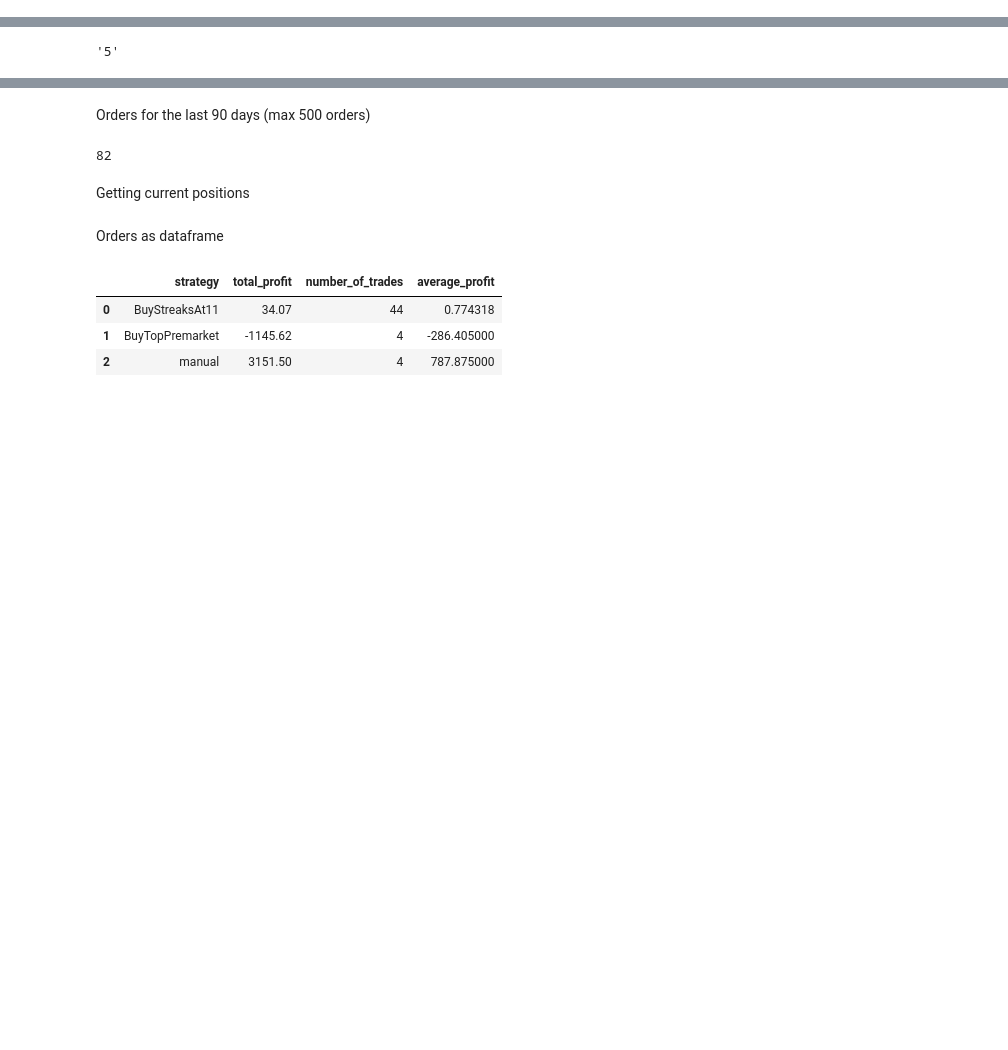
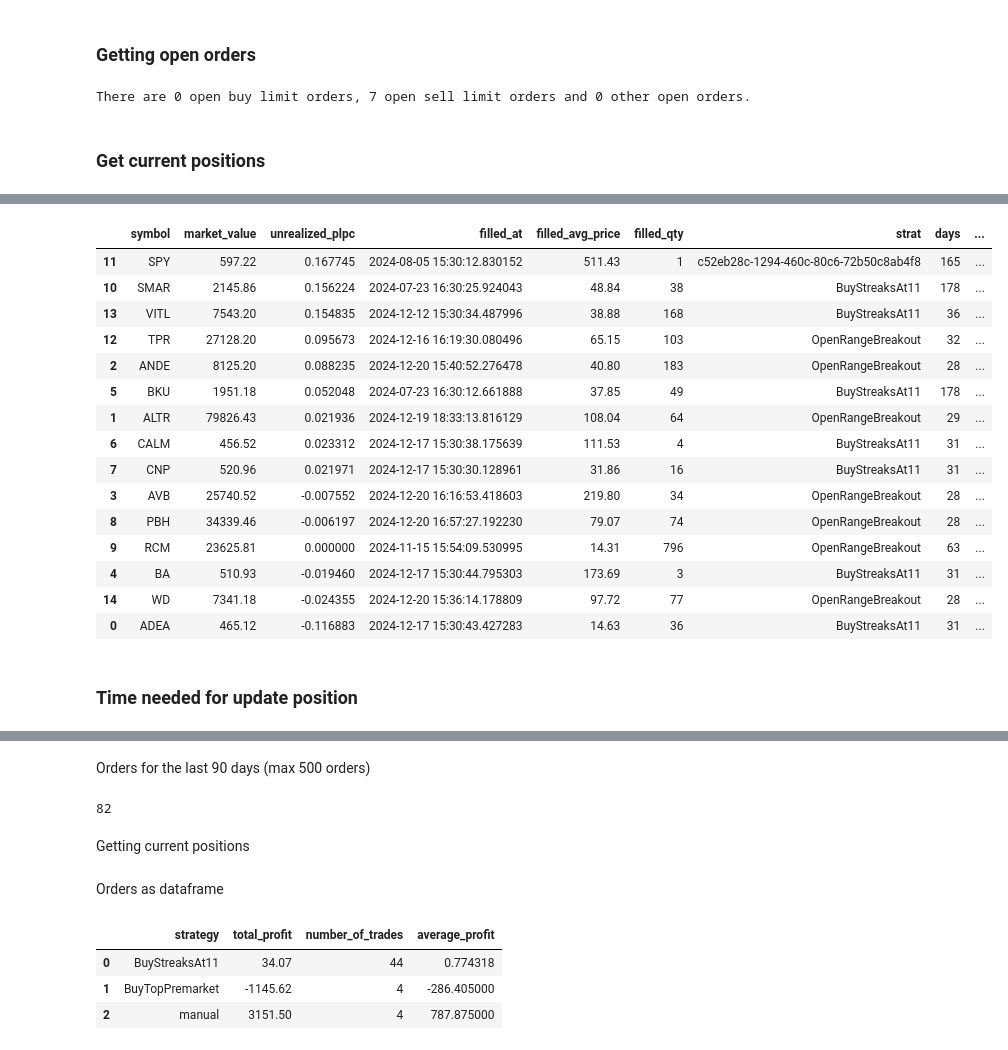
Before and after one commit to alexanu/alpaca_snippets, a Jupyter notebook: alpaca_plays.ipynb, the cells around one changed output, grey strips where cells are left out. Drawn from its saved outputs; the diff is of its cells as text; code cells hidden in the pictures; blank space fills up the shorter version.

```diff
--- a/alpaca_plays.ipynb
+++ b/alpaca_plays.ipynb
@@ -61,17 +211,0 @@ orders.to_excel('orders.xlsx', columns=needed_cols, index=None)
-# %%
-positions = trading_client.get_all_positions()
-position_dicts = []
-for entry in positions:
-    entry_dict = {}  # Create a new dictionary for each entry
-    for attribute, value in vars(entry).items():
-        entry_dict[attribute] = value  # Populate the dictionary
-    position_dicts.append(entry_dict)  # Append the populated dictionary to the list
-df_positions = pd.DataFrame(position_dicts)
-cols_to_number = ['avg_entry_price','qty','market_value','cost_basis','unrealized_pl',
-                    'unrealized_plpc','unrealized_intraday_pl','unrealized_intraday_plpc',
-                    'current_price','lastday_price','change_today','qty_available']
-for column in cols_to_number:
-    df_positions[column] = pd.to_numeric(df_positions[column], errors='coerce')
-df_positions['unrealized_plpc'] = (df_positions['unrealized_plpc'] * 100).astype(int)
-cols_needed = ['symbol','avg_entry_price','current_price','qty','side','market_value','unrealized_plpc']
-df_positions[cols_needed].sort_values(by='unrealized_plpc',ascending=False)
@@ -77,0 +275,40 @@ df_positions[cols_needed].sort_values(by='unrealized_plpc',ascending=False)
+# %% [markdown]
+### Getting open orders
+# %%
+from alpaca.trading.requests import GetOrdersRequest
+from alpaca.trading.enums import QueryOrderStatus
+orders = alpaca.trading_client.get_orders(filter=GetOrdersRequest(status=QueryOrderStatus.OPEN))
+open_buy_limit_orders = [o for o in orders if o.side == "buy" and o.order_type == "limit"]
+open_sell_limit_orders = [o for o in orders if o.side == "sell" and o.order_type == "limit"]
+open_other_orders = [o for o in orders if o.order_type != "limit"]
+print(f'There are {len(open_buy_limit_orders)} open buy limit orders, {len(open_sell_limit_orders)} open sell limit orders and {len(open_other_orders)} other open orders.')
+# %% [output]
+There are 0 open buy limit orders, 7 open sell limit orders and 0 other open orders.
+# %% [markdown]
+### Get current positions
+# %%
+# details: https://docs.alpaca.markets/docs/position-average-entry-price-calculation#which-method-is-alpaca-using
+
+positions = alpaca.trading_client.get_all_positions()
+current_positions_df = pd.DataFrame(alpaca._orders_to_dictionary(positions))
+cols_needed = ['symbol','market_value','unrealized_plpc']
+current_positions_df = current_positions_df[cols_needed].copy()
+
+current_positions_symbols = [p.symbol for p in positions]
+buy_orders_dict = alpaca._get_orders_info(current_positions_symbols, datefilter=300)
+buy_orders_df = pd.DataFrame.from_dict(buy_orders_dict, orient='index', columns=['filled_at', 'filled_avg_price', 'filled_qty', 'strat'])
+buy_orders_df.reset_index(inplace=True)
+buy_orders_df.rename(columns={'index': 'symbol'}, inplace=True)
+
+current_positions_df = current_positions_df.merge(buy_orders_df, on='symbol', how='left')
+current_positions_df['filled_at'] = current_positions_df['filled_at'].dt.tz_convert('Europe/Berlin').dt.tz_localize(None)
+current_date = dt.datetime.now()
+current_positions_df['days'] = (current_date - current_positions_df['filled_at']).dt.days
+for column in ['market_value','unrealized_plpc']:
+    current_positions_df[column] = pd.to_numeric(current_positions_df[column], errors='coerce')
+current_positions_df['value'] = round(current_positions_df['market_value'] / 1000, 1)
+current_positions_df['pl%'] = (current_positions_df['unrealized_plpc'] * 100).astype(int)
+current_positions_df = current_positions_df.sort_values(by='pl%',ascending=False)
+
+current_positions_df
+# %% [output]
@@ -78,4 +316,20 @@ df_positions[cols_needed].sort_values(by='unrealized_plpc',ascending=False)
+|  | symbol | market_value | unrealized_plpc | filled_at | filled_avg_price | filled_qty | strat | days | ... |
+| 11 | SPY | 597.22 | 0.167745 | 2024-08-05 15:30:12.830152 | 511.43 | 1 | c52eb28c-1294-460c-80c6-72b50c8ab4f8 | 165 | ... |
+| 10 | SMAR | 2145.86 | 0.156224 | 2024-07-23 16:30:25.924043 | 48.84 | 38 | BuyStreaksAt11 | 178 | ... |
+| 13 | VITL | 7543.20 | 0.154835 | 2024-12-12 15:30:34.487996 | 38.88 | 168 | BuyStreaksAt11 | 36 | ... |
+| 12 | TPR | 27128.20 | 0.095673 | 2024-12-16 16:19:30.080496 | 65.15 | 103 | OpenRangeBreakout | 32 | ... |
+| 2 | ANDE | 8125.20 | 0.088235 | 2024-12-20 15:40:52.276478 | 40.80 | 183 | OpenRangeBreakout | 28 | ... |
+| 5 | BKU | 1951.18 | 0.052048 | 2024-07-23 16:30:12.661888 | 37.85 | 49 | BuyStreaksAt11 | 178 | ... |
+| 1 | ALTR | 79826.43 | 0.021936 | 2024-12-19 18:33:13.816129 | 108.04 | 64 | OpenRangeBreakout | 29 | ... |
+| 6 | CALM | 456.52 | 0.023312 | 2024-12-17 15:30:38.175639 | 111.53 | 4 | BuyStreaksAt11 | 31 | ... |
+| 7 | CNP | 520.96 | 0.021971 | 2024-12-17 15:30:30.128961 | 31.86 | 16 | BuyStreaksAt11 | 31 | ... |
+| 3 | AVB | 25740.52 | -0.007552 | 2024-12-20 16:16:53.418603 | 219.80 | 34 | OpenRangeBreakout | 28 | ... |
+| 8 | PBH | 34339.46 | -0.006197 | 2024-12-20 16:57:27.192230 | 79.07 | 74 | OpenRangeBreakout | 28 | ... |
+| 9 | RCM | 23625.81 | 0.000000 | 2024-11-15 15:54:09.530995 | 14.31 | 796 | OpenRangeBreakout | 63 | ... |
+| 4 | BA | 510.93 | -0.019460 | 2024-12-17 15:30:44.795303 | 173.69 | 3 | BuyStreaksAt11 | 31 | ... |
+| 14 | WD | 7341.18 | -0.024355 | 2024-12-20 15:36:14.178809 | 97.72 | 77 | OpenRangeBreakout | 28 | ... |
+| 0 | ADEA | 465.12 | -0.116883 | 2024-12-17 15:30:43.427283 | 14.63 | 36 | BuyStreaksAt11 | 31 | ... |
 # %%
-trading_client.get_open_position('NFLX').qty
+trading_client.get_open_position('CALM').qty
-# %% [output]
-'5'
+# %% [markdown]
+### Time needed for update position
```
Also changed, not shown: parts of 117 cells of this notebook, 29 other files.
